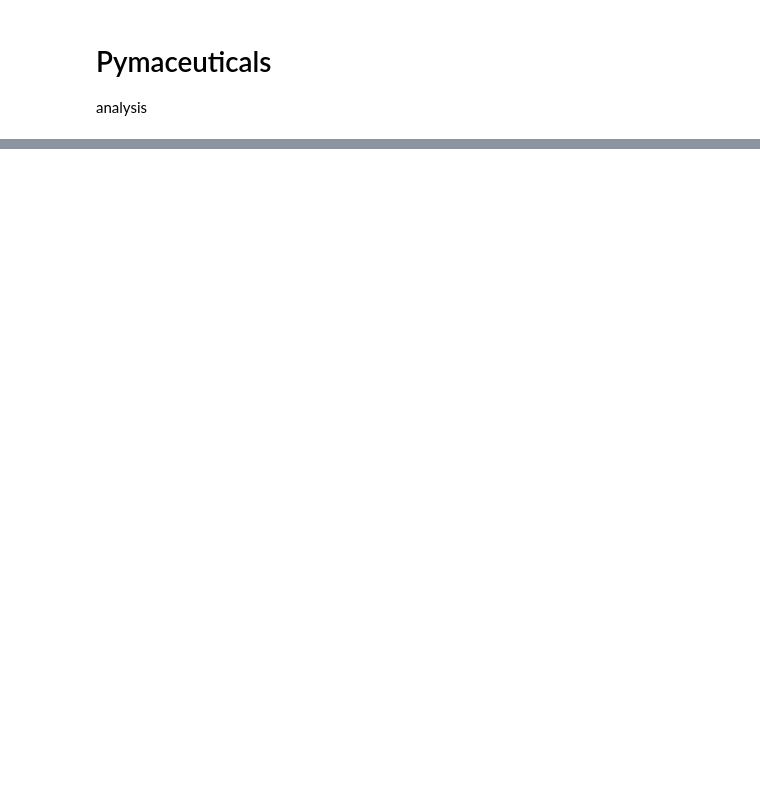
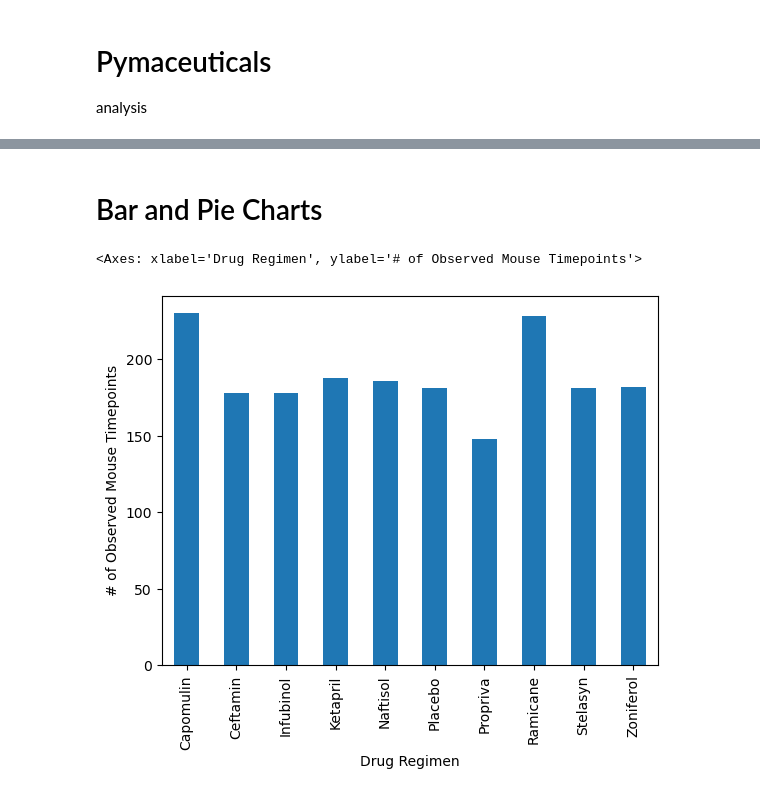
Before and after one commit to jdsouthern/Module5Challenge, a Jupyter notebook: Pymaceuticals.ipynb, the cells around one changed output, grey strips where cells are left out. Cells and saved outputs as stored; diff of their text form; code cells hidden in the pictures; blank space fills up the shorter version.

Commit message:
work up until box plot

```diff
--- a/Pymaceuticals.ipynb
+++ b/Pymaceuticals.ipynb
@@ -29,0 +55,4 @@ data.head()
+# %%
+#drop duplicate mouse id
+cleanData = data[data["Mouse ID"] != "g989"]
+cleanData.head()
@@ -29,0 +118,9 @@ data.head()
+# %% [markdown]
+# Bar and Pie Charts
+# %%
+#generate bar chart using pandas
+barData = cleanData.groupby(['Drug Regimen'])['Timepoint'].count()
+barData.plot(kind='bar', ylabel='# of Observed Mouse Timepoints')
+# %% [output]
+<Axes: xlabel='Drug Regimen', ylabel='# of Observed Mouse Timepoints'>
+[figure, added]
```
Also changed, not shown: parts of 22 cells of this notebook.
